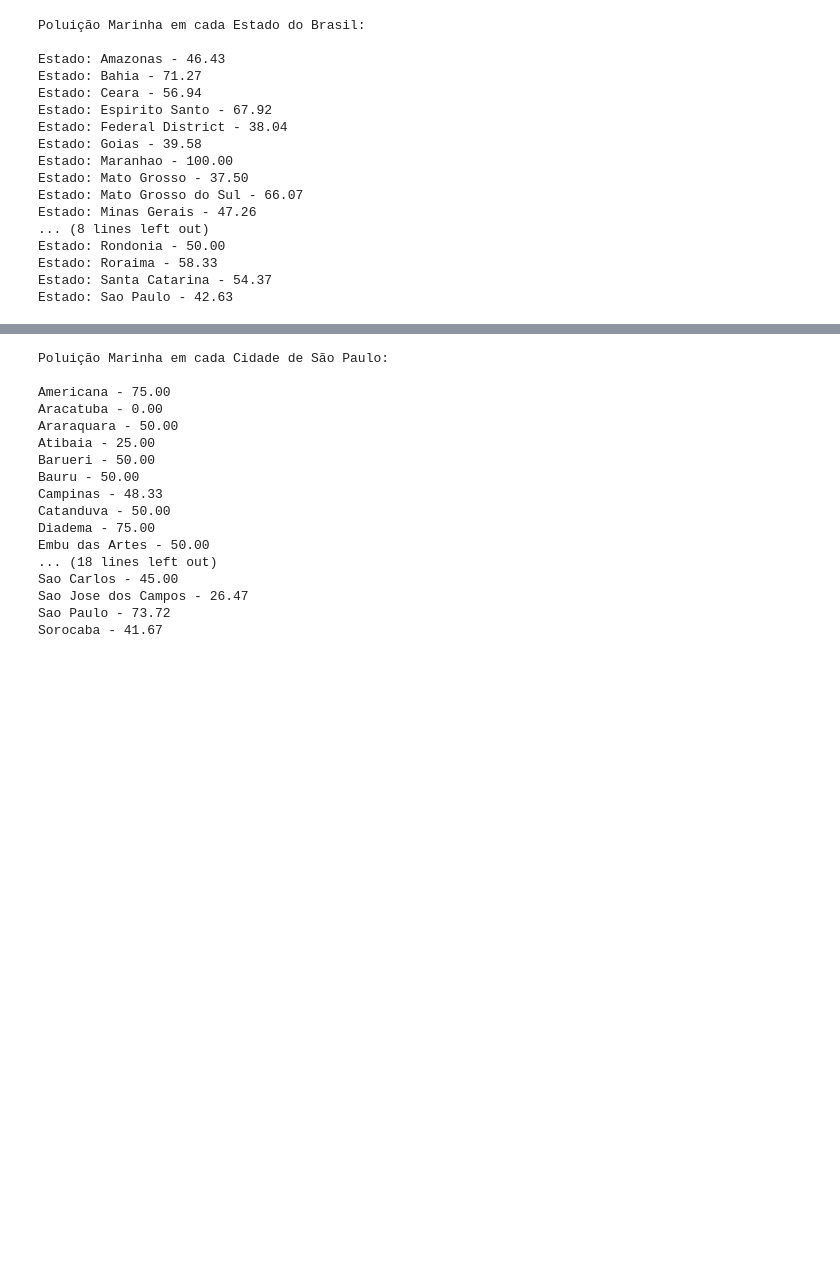
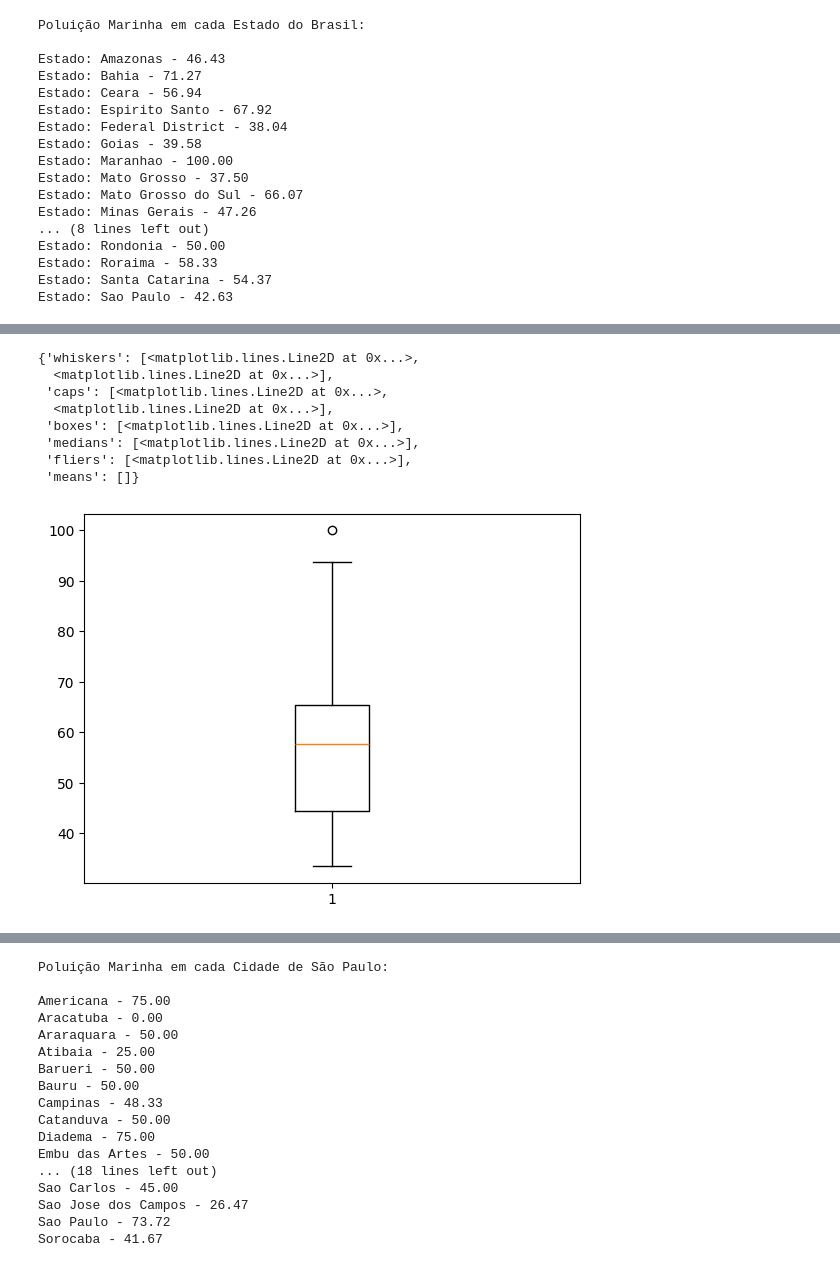
Before and after one commit to ChangeNameLaterGS/-GSDataScience, a Jupyter notebook: WaterPollution.ipynb, the cells around one changed output, grey strips where cells are left out. Drawn from its saved outputs; the diff is of its cells as text; code cells hidden in the pictures; blank space fills up the shorter version.

```diff
--- a/WaterPollution.ipynb
+++ b/WaterPollution.ipynb
@@ -403,0 +427,12 @@ Estado: Sao Paulo - 42.63
+# %%
+plt.boxplot(grouped_data)
+# %% [output]
+{'whiskers': [<matplotlib.lines.Line2D at 0x...>,
+  <matplotlib.lines.Line2D at 0x...>],
+ 'caps': [<matplotlib.lines.Line2D at 0x...>,
+  <matplotlib.lines.Line2D at 0x...>],
+ 'boxes': [<matplotlib.lines.Line2D at 0x...>],
+ 'medians': [<matplotlib.lines.Line2D at 0x...>],
+ 'fliers': [<matplotlib.lines.Line2D at 0x...>],
+ 'means': []}
+[figure, added]
```
Also changed, not shown: parts of 3 cells of this notebook.
